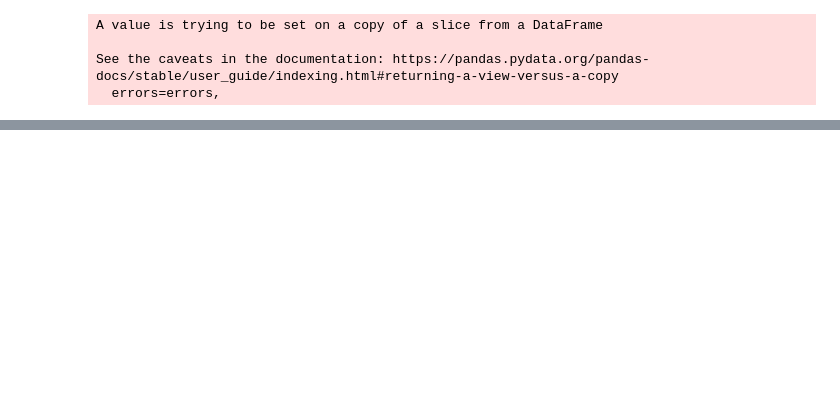
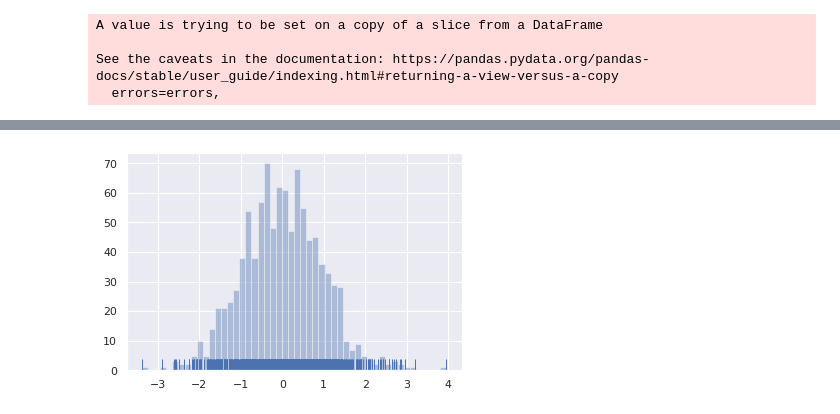
Before and after one commit to swami-gait/Foundations_of_datascience, a Jupyter notebook: FDS_WK11_DataViz.ipynb, the cells around one changed output, grey strips where cells are left out. Drawn from its saved outputs; the diff is of its cells as text; code cells hidden in the pictures; blank space fills up the shorter version.

```diff
--- a/FDS_WK11_DataViz.ipynb
+++ b/FDS_WK11_DataViz.ipynb
@@ -318,0 +317,4 @@ df[['mh','tn','dl','ka','ap']].style.bar(subset=['mh'],color='red').bar(subset=[
+# %%
+sns.distplot(x,kde=False,rug=True,bins=50);
+# %% [output]
+[figure, added]
```
Also changed, not shown: parts of 28 cells of this notebook.
